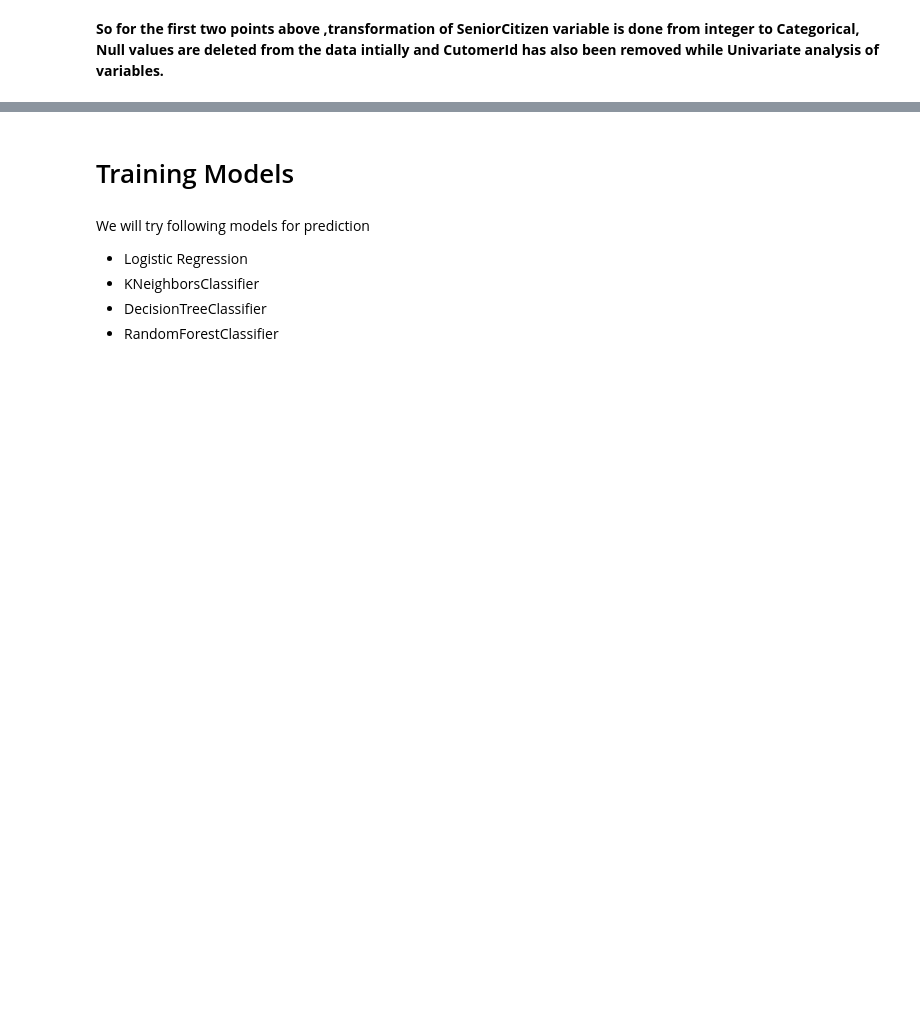
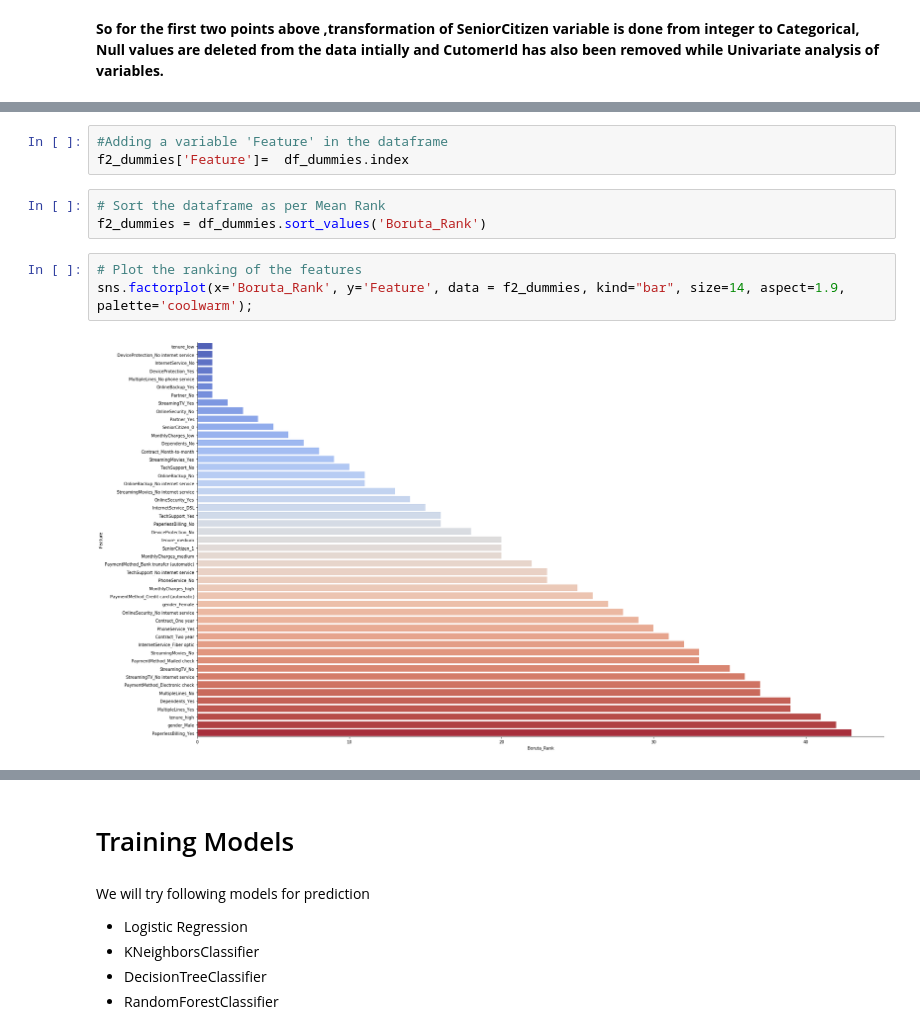
Before and after one commit to eklavyasaxena/MachineLearning_FlaskWebApplication, a Jupyter notebook: ADS_Project.ipynb, the cells around one changed output, grey strips where cells are left out. Cells and saved outputs as stored; diff of their text form; blank space fills up the shorter version.

```diff
--- a/ADS_Project.ipynb
+++ b/ADS_Project.ipynb
@@ -459,0 +589,11 @@ df.head(10)
+# %%
+#Adding a variable 'Feature' in the dataframe
+f2_dummies['Feature']=  df_dummies.index
+# %%
+# Sort the dataframe as per Mean Rank
+f2_dummies = df_dummies.sort_values('Boruta_Rank')
+# %%
+# Plot the ranking of the features
+sns.factorplot(x='Boruta_Rank', y='Feature', data = f2_dummies, kind="bar", size=14, aspect=1.9, palette='coolwarm');
+# %% [output]
+[figure, added]
```
Also changed, not shown: parts of 51 cells of this notebook.
